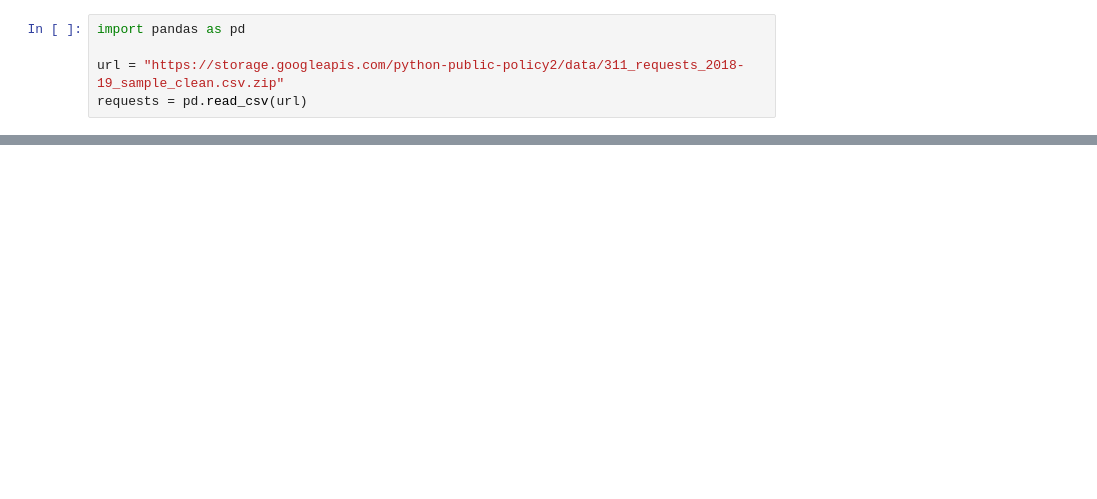
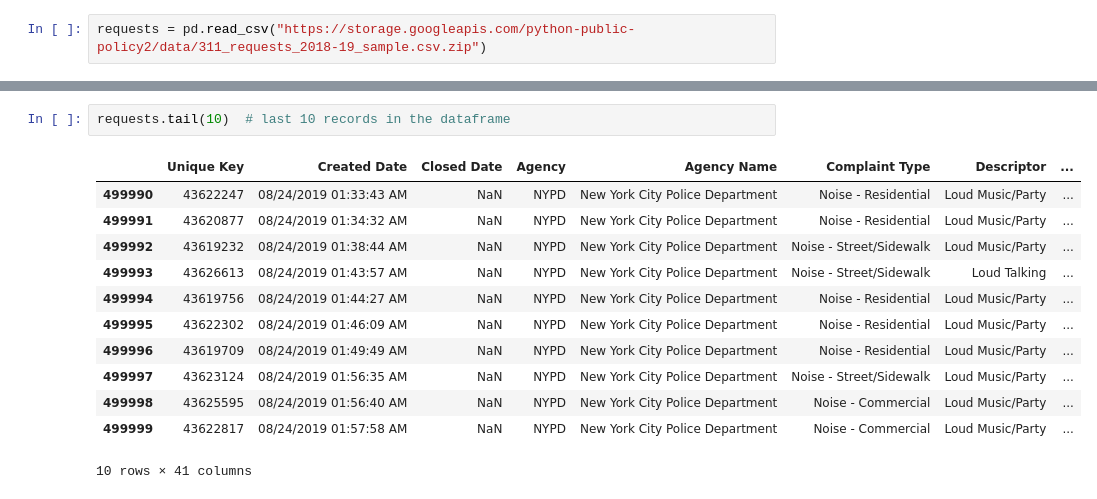
Before and after one commit to afeld/computing-in-context, a Jupyter notebook: lecture_17.ipynb, the cells around one changed output, grey strips where cells are left out. Drawn from its saved outputs; the diff is of its cells as text; blank space fills up the shorter version.

```diff
--- a/lecture_17.ipynb
+++ b/lecture_17.ipynb
@@ -16,5 +52,2 @@
 # %%
-import pandas as pd
-
-url = "https://storage.googleapis.com/python-public-policy2/data/311_requests_2018-19_sample_clean.csv.zip"
-requests = pd.read_csv(url)
+requests = pd.read_csv("https://storage.googleapis.com/python-public-policy2/data/311_requests_2018-19_sample.csv.zip")
@@ -66,0 +68,15 @@ DtypeWarning: Columns (8,20,31,34) have mixed types.
+# %%
+requests.tail(10)  # last 10 records in the dataframe
+# %% [output]
+|  | Unique Key | Created Date | Closed Date | Agency | Agency Name | Complaint Type | Descriptor | ... |
+| 499990 | 43622247 | 08/24/2019 01:33:43 AM | NaN | NYPD | New York City Police Department | Noise - Residential | Loud Music/Party | ... |
+| 499991 | 43620877 | 08/24/2019 01:34:32 AM | NaN | NYPD | New York City Police Department | Noise - Residential | Loud Music/Party | ... |
+| 499992 | 43619232 | 08/24/2019 01:38:44 AM | NaN | NYPD | New York City Police Department | Noise - Street/Sidewalk | Loud Music/Party | ... |
+| 499993 | 43626613 | 08/24/2019 01:43:57 AM | NaN | NYPD | New York City Police Department | Noise - Street/Sidewalk | Loud Talking | ... |
+| 499994 | 43619756 | 08/24/2019 01:44:27 AM | NaN | NYPD | New York City Police Department | Noise - Residential | Loud Music/Party | ... |
+| 499995 | 43622302 | 08/24/2019 01:46:09 AM | NaN | NYPD | New York City Police Department | Noise - Residential | Loud Music/Party | ... |
+| 499996 | 43619709 | 08/24/2019 01:49:49 AM | NaN | NYPD | New York City Police Department | Noise - Residential | Loud Music/Party | ... |
+| 499997 | 43623124 | 08/24/2019 01:56:35 AM | NaN | NYPD | New York City Police Department | Noise - Street/Sidewalk | Loud Music/Party | ... |
+| 499998 | 43625595 | 08/24/2019 01:56:40 AM | NaN | NYPD | New York City Police Department | Noise - Commercial | Loud Music/Party | ... |
+| 499999 | 43622817 | 08/24/2019 01:57:58 AM | NaN | NYPD | New York City Police Department | Noise - Commercial | Loud Music/Party | ... |
+10 rows × 41 columns
```
Also changed, not shown: parts of 99 cells of this notebook, 28 other files.
